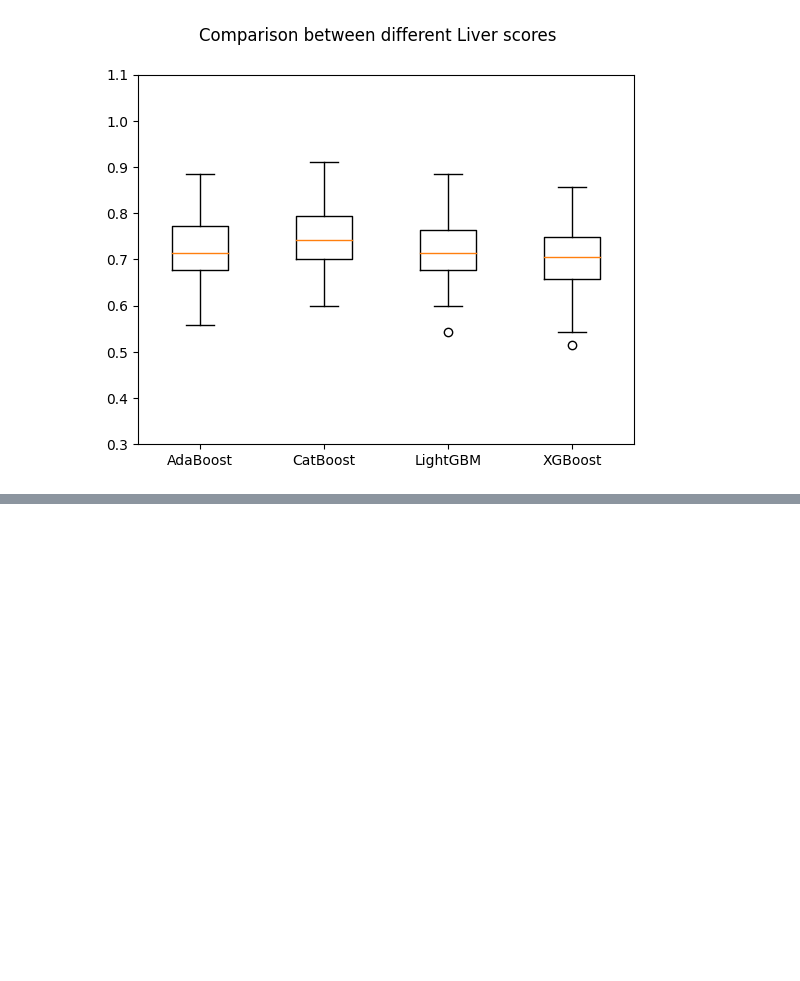
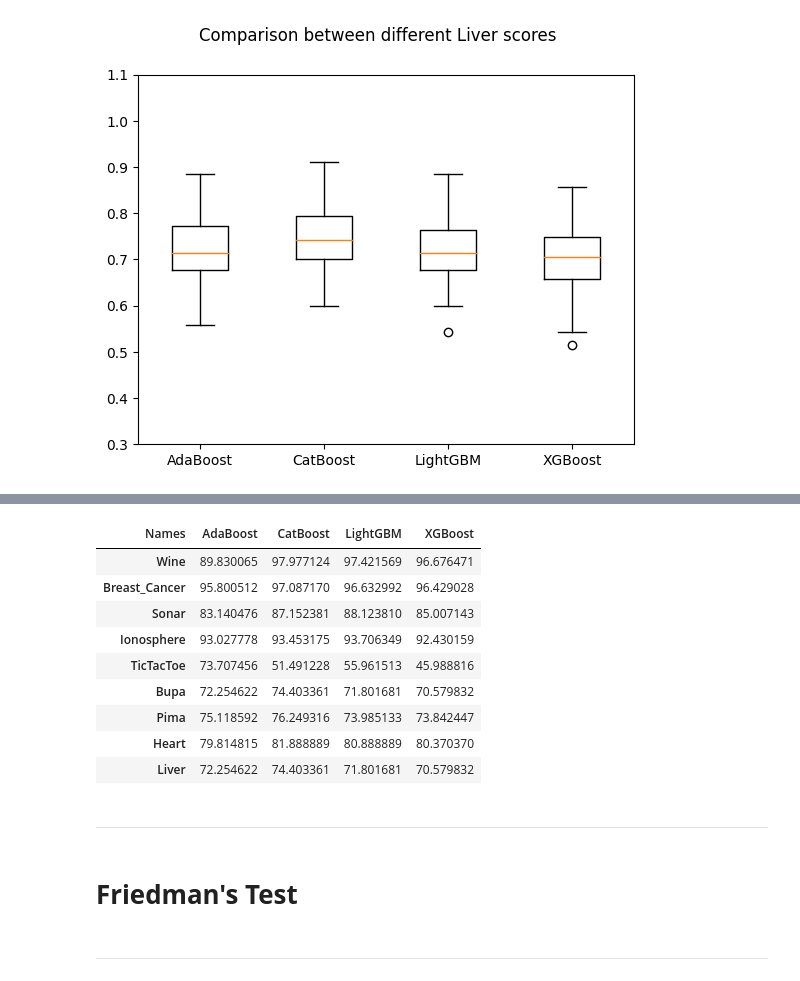
Before and after one commit to RochaErik/AlgorithmComparison, a Jupyter notebook: AlgorithmComparison.ipynb, the cells around one changed output, grey strips where cells are left out. Cells and saved outputs as stored; diff of their text form; code cells hidden in the pictures; blank space fills up the shorter version.

Commit message:
Friedman's test done

```diff
--- a/AlgorithmComparison.ipynb
+++ b/AlgorithmComparison.ipynb
@@ -1530,3 +1546,5 @@ Algo_results
 | 1 | CatBoost | 97.977124 | 97.087170 | 87.152381 | 93.453175 | 51.491228 | 74.403361 | 76.249316 | 81.888889 | 74.403361 |
 | 2 | LightGBM | 97.421569 | 96.632992 | 88.123810 | 93.706349 | 55.961513 | 71.801681 | 73.985133 | 80.888889 | 71.801681 |
 | 3 | XGBoost | 96.676471 | 96.429028 | 85.007143 | 92.430159 | 45.988816 | 70.579832 | 73.842447 | 80.370370 | 70.579832 |
+# %%
+Algo_results_tr = Algo_results.set_index('Names').T
@@ -1532,0 +1553,19 @@ Algo_results
+# %%
+Algo_results_tr
+# %% [output]
+| Names | AdaBoost | CatBoost | LightGBM | XGBoost |
+| Wine | 89.830065 | 97.977124 | 97.421569 | 96.676471 |
+| Breast_Cancer | 95.800512 | 97.087170 | 96.632992 | 96.429028 |
+| Sonar | 83.140476 | 87.152381 | 88.123810 | 85.007143 |
+| Ionosphere | 93.027778 | 93.453175 | 93.706349 | 92.430159 |
+| TicTacToe | 73.707456 | 51.491228 | 55.961513 | 45.988816 |
+| Bupa | 72.254622 | 74.403361 | 71.801681 | 70.579832 |
+| Pima | 75.118592 | 76.249316 | 73.985133 | 73.842447 |
+| Heart | 79.814815 | 81.888889 | 80.888889 | 80.370370 |
+| Liver | 72.254622 | 74.403361 | 71.801681 | 70.579832 |
+# %% [markdown]
+---
+# %% [markdown]
+# **Friedman's Test**
+# %% [markdown]
+---
```
Also changed, not shown: parts of 23 cells of this notebook.
